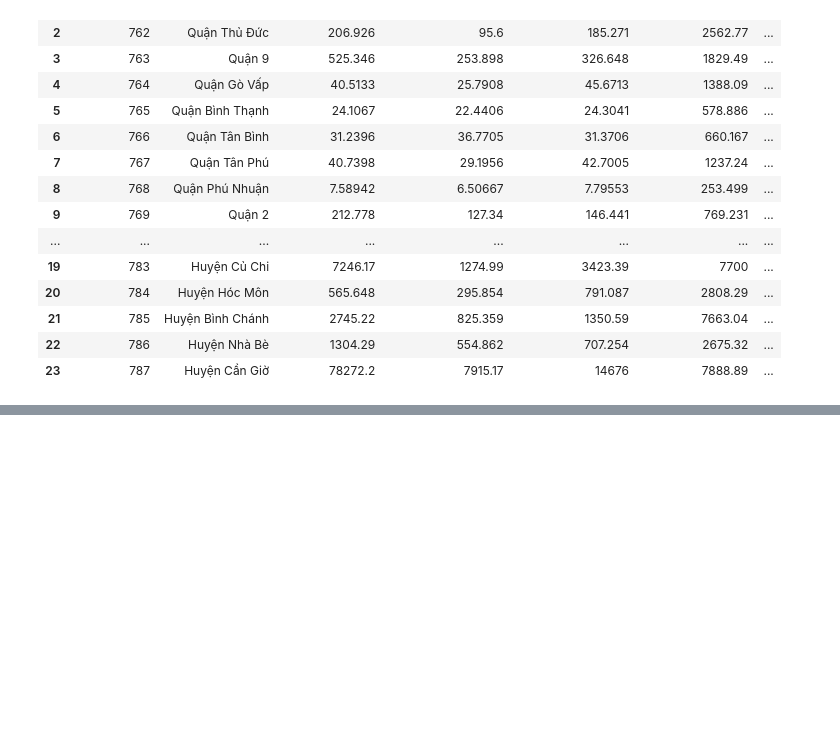
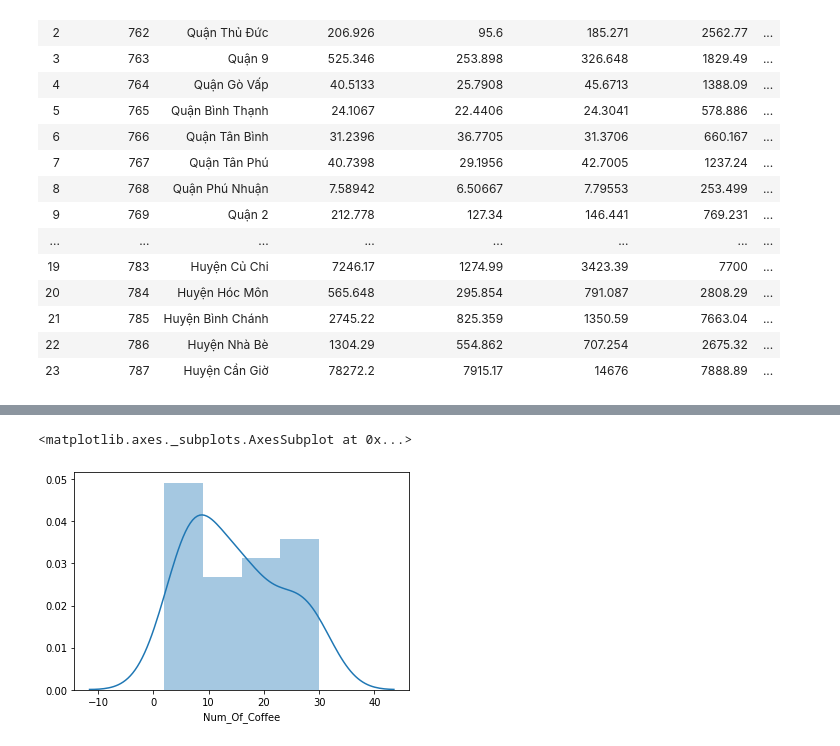
Before and after one commit to giahuy9751990/Coursera_Capstone, a Jupyter notebook: Coursera Week 1 Capstone.ipynb, the cells around one changed output, grey strips where cells are left out. Saved outputs shown, nothing was run; the diff lists cells and outputs as text; code cells hidden in the pictures; blank space fills up the shorter version.

```diff
--- a/Coursera Week 1 Capstone.ipynb
+++ b/Coursera Week 1 Capstone.ipynb
@@ -733,0 +807,5 @@ array([3, 0, 0, 3, 3, 3, 3, 3, 3, 3, 3, 3, 3, 3, 3, 3, 3, 0, 3, 2, 0, 2,
+# %%
+sns.distplot(after_cluster_wards[after_cluster_wards['k_cluster']==1]['Num_Of_Coffee'])
+# %% [output]
+<matplotlib.axes._subplots.AxesSubplot at 0x...>
+[figure, added]
```
Also changed, not shown: parts of 24 cells of this notebook.
